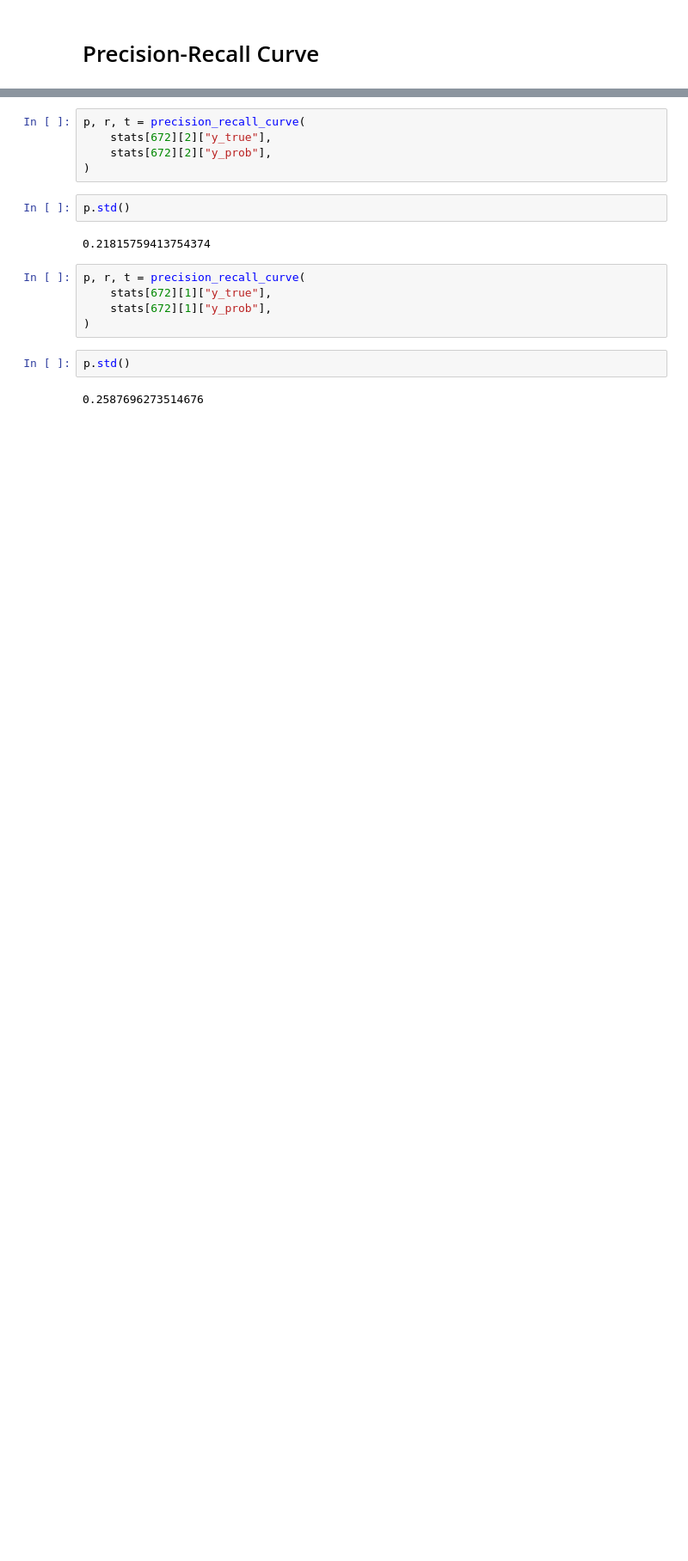
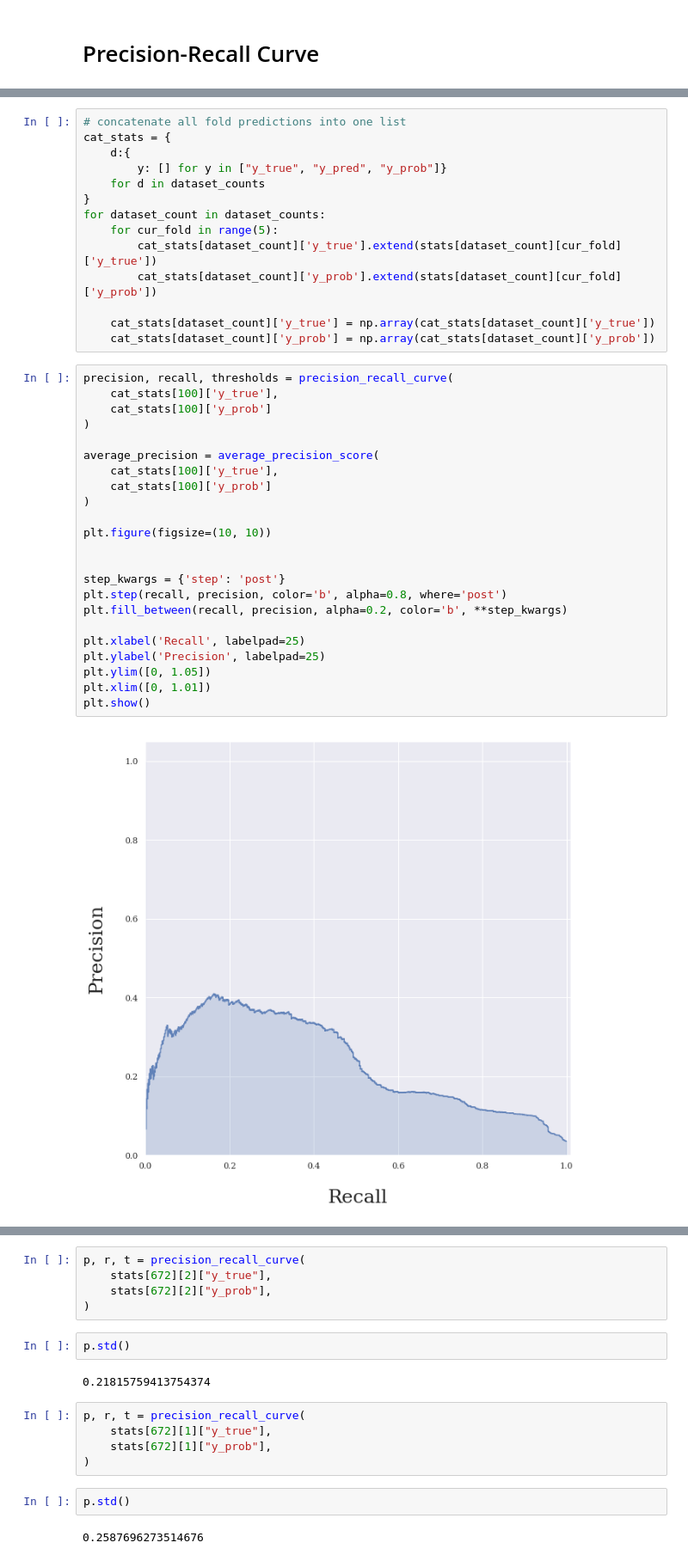
Before and after one commit to sremedios/multiple_instance_learning, a Jupyter notebook: figure_6_7_crossvalidated_average_precision.ipynb, the cells around one changed output, grey strips where cells are left out. Shown: that part at 86% size. Cells and saved outputs as stored; diff of their text form; blank space fills up the shorter version.

```diff
--- a/figure_6_7_crossvalidated_average_precision.ipynb
+++ b/figure_6_7_crossvalidated_average_precision.ipynb
@@ -70,0 +133,39 @@ plt.show()
+# %%
+# concatenate all fold predictions into one list
+cat_stats = {
+    d:{
+        y: [] for y in ["y_true", "y_pred", "y_prob"]}
+    for d in dataset_counts
+}
+for dataset_count in dataset_counts:
+    for cur_fold in range(5):
+        cat_stats[dataset_count]['y_true'].extend(stats[dataset_count][cur_fold]['y_true'])
+        cat_stats[dataset_count]['y_prob'].extend(stats[dataset_count][cur_fold]['y_prob'])
+
+    cat_stats[dataset_count]['y_true'] = np.array(cat_stats[dataset_count]['y_true'])
+    cat_stats[dataset_count]['y_prob'] = np.array(cat_stats[dataset_count]['y_prob'])
+# %%
+precision, recall, thresholds = precision_recall_curve(
+    cat_stats[100]['y_true'],
+    cat_stats[100]['y_prob']
+)
+
+average_precision = average_precision_score(
+    cat_stats[100]['y_true'],
+    cat_stats[100]['y_prob']
+)
+
+plt.figure(figsize=(10, 10))
+
+
+step_kwargs = {'step': 'post'}
+plt.step(recall, precision, color='b', alpha=0.8, where='post')
+plt.fill_between(recall, precision, alpha=0.2, color='b', **step_kwargs)
+
+plt.xlabel('Recall', labelpad=25)
+plt.ylabel('Precision', labelpad=25)
+plt.ylim([0, 1.05])
+plt.xlim([0, 1.01])
+plt.show()
+# %% [output]
+[figure, added]
```
Also changed, not shown: parts of 14 cells of this notebook, 1 other file.
